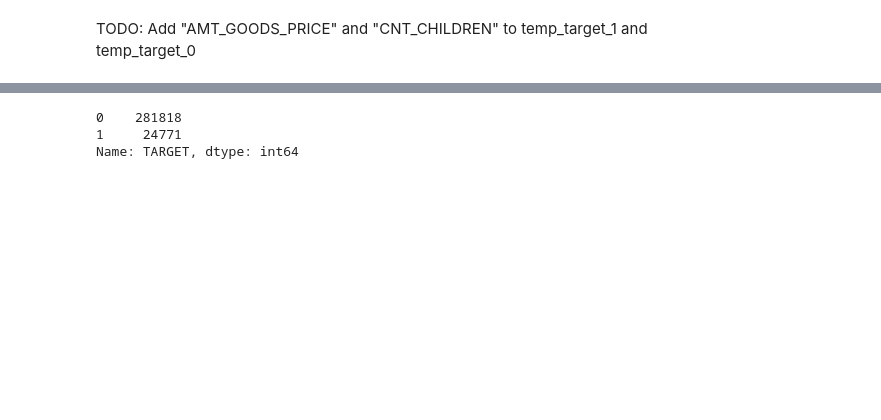
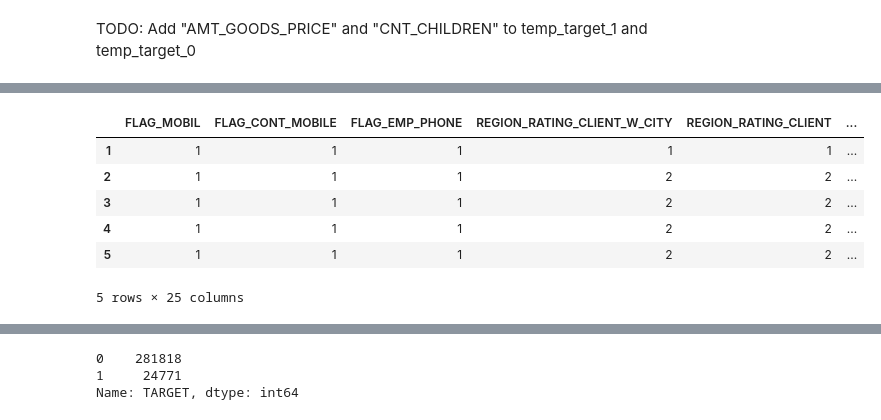
Before and after one commit to VarunArora14/ML-minor-project, a Jupyter notebook: loan-approval-prediction-analysis.ipynb, the cells around one changed output, grey strips where cells are left out. Saved outputs shown, nothing was run; the diff lists cells and outputs as text; code cells hidden in the pictures; blank space fills up the shorter version.

```diff
--- a/loan-approval-prediction-analysis.ipynb
+++ b/loan-approval-prediction-analysis.ipynb
@@ -2300,5 +2344,15 @@ df_final = pd.concat([temp_target_0, temp_target_1], axis=0)
 # %%
-df_final.drop(labels=["CNT_CHILDREN"], axis=1, inplace=True)
+df_final.drop(labels=["HOUR_APPR_PROCESS_START", "EXT_SOURCE_3"], axis=1, inplace=True)
+# %%
+df_final.head()
+# %% [output]
+|  | FLAG_MOBIL | FLAG_CONT_MOBILE | FLAG_EMP_PHONE | REGION_RATING_CLIENT_W_CITY | REGION_RATING_CLIENT | ... |
+| 1 | 1 | 1 | 1 | 1 | 1 | ... |
+| 2 | 1 | 1 | 1 | 2 | 2 | ... |
+| 3 | 1 | 1 | 1 | 2 | 2 | ... |
+| 4 | 1 | 1 | 1 | 2 | 2 | ... |
+| 5 | 1 | 1 | 1 | 2 | 2 | ... |
+5 rows × 25 columns
 # %%
 df_final.info()
 # %% [output]
```
Also changed, not shown: parts of 23 cells of this notebook, 4 other files.
